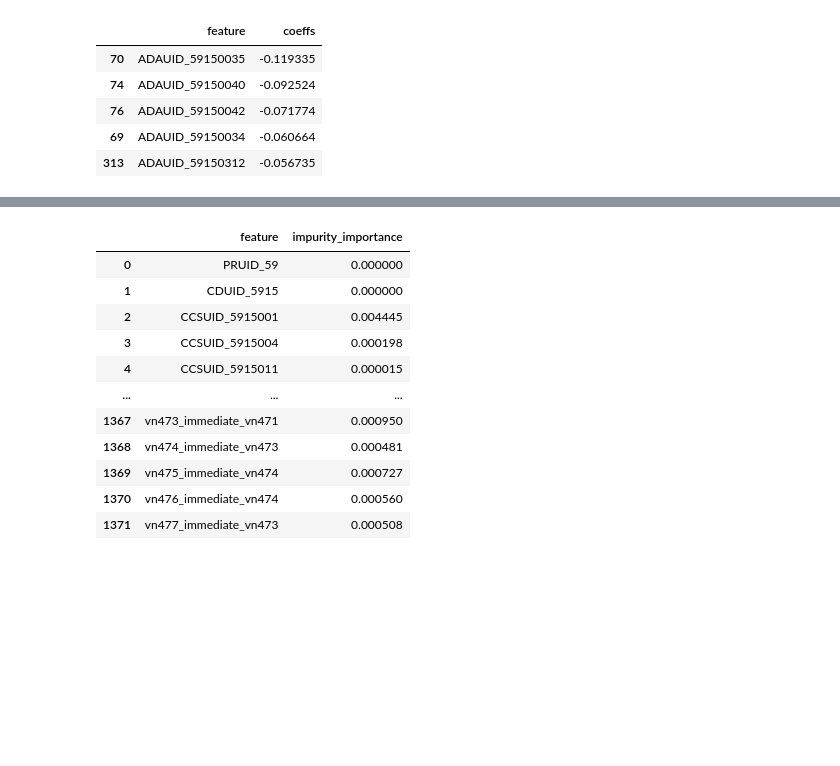
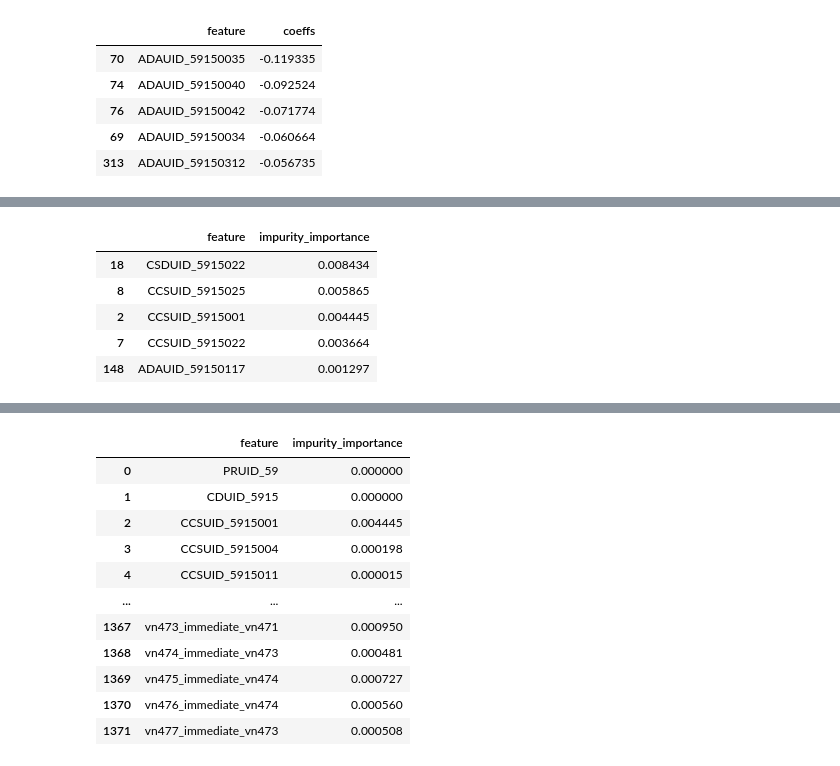
Before and after one commit to ZIBOWANGKANGYU/Vancouver_transit, a Jupyter notebook: book/Model_analysis.ipynb, the cells around one changed output, grey strips where cells are left out. Saved outputs shown, nothing was run; the diff lists cells and outputs as text; code cells hidden in the pictures; blank space fills up the shorter version.

```diff
--- a/book/Model_analysis.ipynb
+++ b/book/Model_analysis.ipynb
@@ -141,7 +142,7 @@ def get_column_names_from_ColumnTransformer(column_transformer):
 preprocessor.fit(X_train)
 feature_names = get_column_names_from_ColumnTransformer(preprocessor)
 
-categorical_feature_names = list(categorical_transformer["onehot"].get_feature_names(categorical_features))
+categorical_feature_names = list(preprocessor.named_transformers_["cat"]["onehot"].get_feature_names(categorical_features))
 numeric_feature_names = numeric_features
 proportion_feature_names = proportion_features
 # %% [output]
@@ -251,0 +264,11 @@ categorical_features
+# %%
+#### Categorical features
+rf_categorical_feature_imps = rf_immpurity_feat_imp_coeffs.loc[rf_immpurity_feat_imp_coeffs["feature"].isin(categorical_feature_names), :]
+rf_categorical_feature_imps.sort_values("impurity_importance", ascending = False).head(5)
+# %% [output]
+|  | feature | impurity_importance |
+| 18 | CSDUID_5915022 | 0.008434 |
+| 8 | CCSUID_5915025 | 0.005865 |
+| 2 | CCSUID_5915001 | 0.004445 |
+| 7 | CCSUID_5915022 | 0.003664 |
+| 148 | ADAUID_59150117 | 0.001297 |
```
Also changed, not shown: parts of 22 cells of this notebook, 4 other files.
